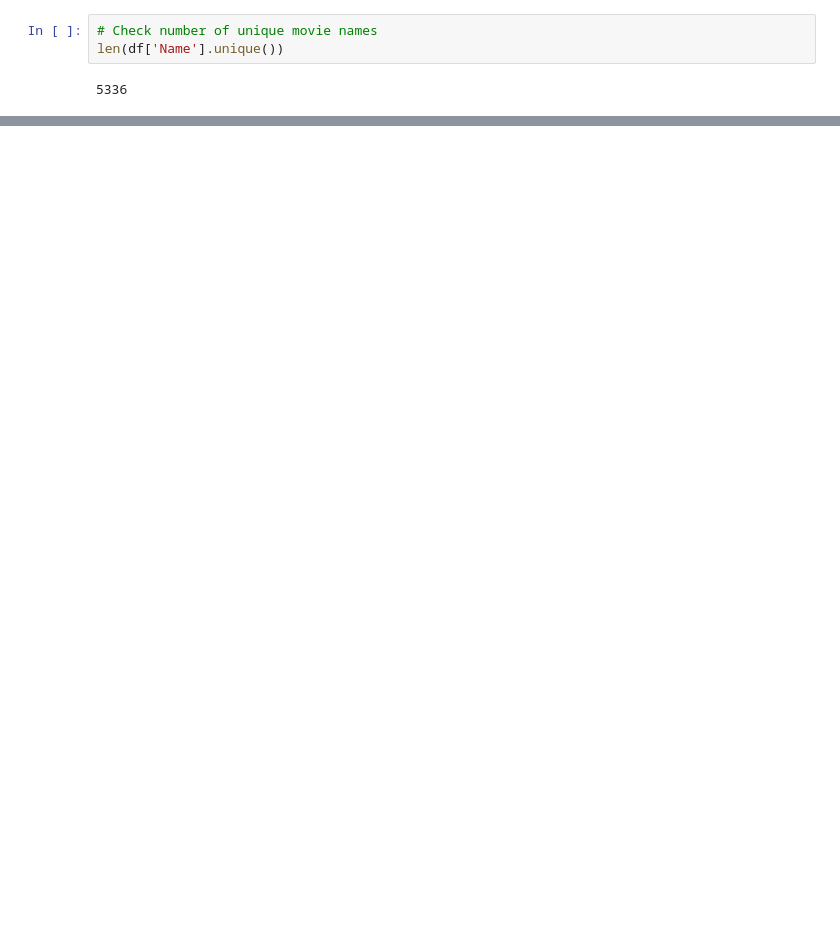
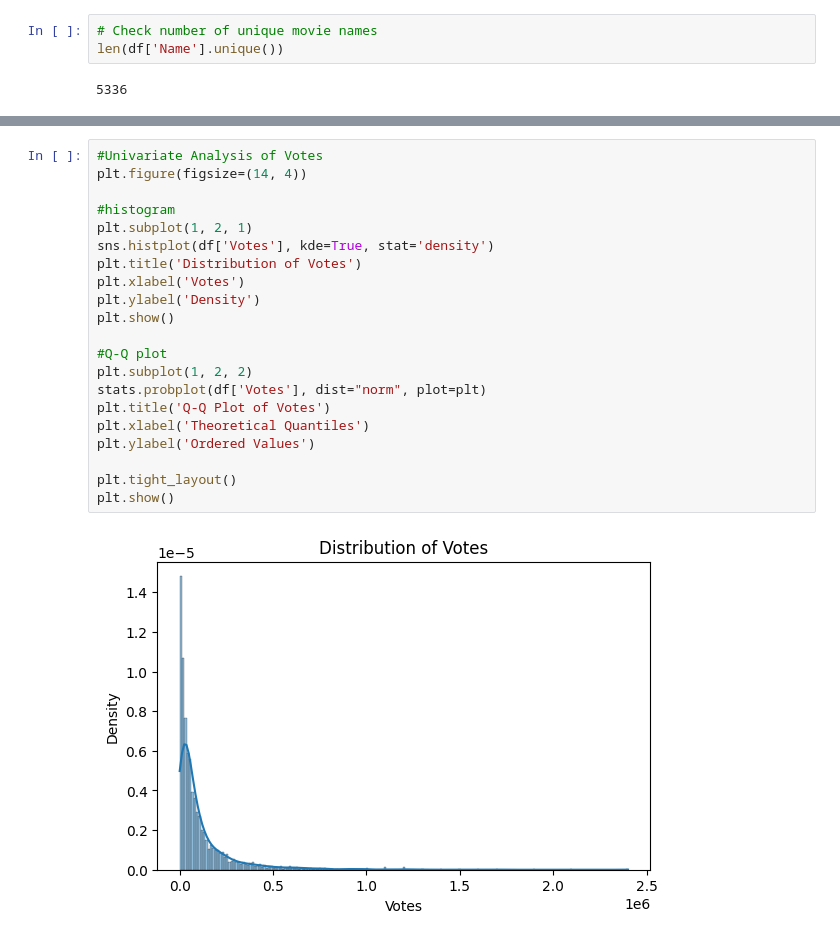
Before and after one commit to rpaquia/Machine-Learning-Project, a Jupyter notebook: Project (2).ipynb, the cells around one changed output, grey strips where cells are left out. Saved outputs shown, nothing was run; the diff lists cells and outputs as text; blank space fills up the shorter version.

```diff
--- a/Project (2).ipynb
+++ b/Project (2).ipynb
@@ -484,0 +183,23 @@ merged
+# %%
+#Univariate Analysis of Votes
+plt.figure(figsize=(14, 4))
+
+#histogram
+plt.subplot(1, 2, 1)
+sns.histplot(df['Votes'], kde=True, stat='density')
+plt.title('Distribution of Votes')
+plt.xlabel('Votes')
+plt.ylabel('Density')
+plt.show()
+
+#Q-Q plot
+plt.subplot(1, 2, 2)
+stats.probplot(df['Votes'], dist="norm", plot=plt)
+plt.title('Q-Q Plot of Votes')
+plt.xlabel('Theoretical Quantiles')
+plt.ylabel('Ordered Values')
+
+plt.tight_layout()
+plt.show()
+# %% [output]
+[figure, added]
```
Also changed, not shown: parts of 65 cells of this notebook.
